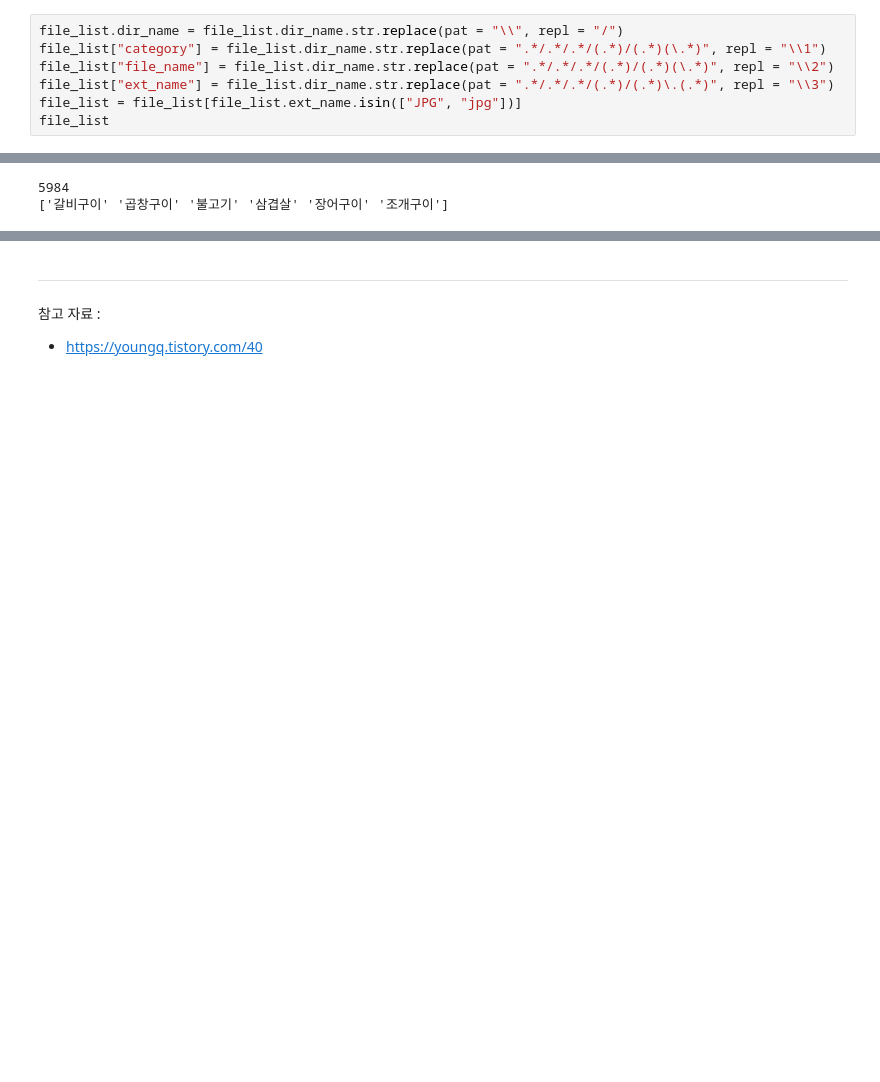
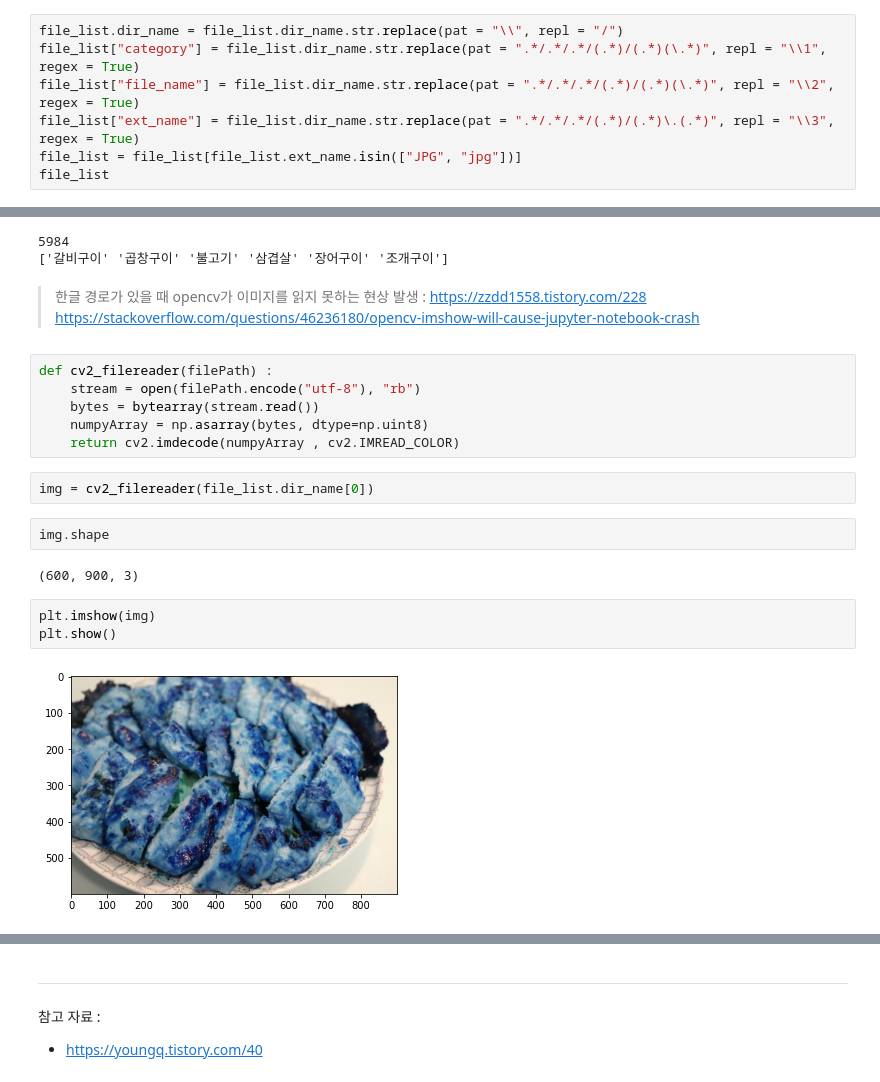
Before and after one commit to Chanjun-kim/Chanjun-kim.github.io, a Jupyter notebook: _ipynb/2021-06-08-CNN.ipynb, the cells around one changed output, grey strips where cells are left out. Drawn from its saved outputs; the diff is of its cells as text; blank space fills up the shorter version.

```diff
--- a/_ipynb/2021-06-08-CNN.ipynb
+++ b/_ipynb/2021-06-08-CNN.ipynb
@@ -102,9 +114,9 @@ file_list
 14029 rows × 1 columns
 # %%
 file_list.dir_name = file_list.dir_name.str.replace(pat = "\\", repl = "/")
-file_list["category"] = file_list.dir_name.str.replace(pat = ".*/.*/.*/(.*)/(.*)(\.*)", repl = "\\1")
-file_list["file_name"] = file_list.dir_name.str.replace(pat = ".*/.*/.*/(.*)/(.*)(\.*)", repl = "\\2")
-file_list["ext_name"] = file_list.dir_name.str.replace(pat = ".*/.*/.*/(.*)/(.*)\.(.*)", repl = "\\3")
+file_list["category"] = file_list.dir_name.str.replace(pat = ".*/.*/.*/(.*)/(.*)(\.*)", repl = "\\1", regex = True)
+file_list["file_name"] = file_list.dir_name.str.replace(pat = ".*/.*/.*/(.*)/(.*)(\.*)", repl = "\\2", regex = True)
+file_list["ext_name"] = file_list.dir_name.str.replace(pat = ".*/.*/.*/(.*)/(.*)\.(.*)", repl = "\\3", regex = True)
 file_list = file_list[file_list.ext_name.isin(["JPG", "jpg"])]
 file_list
 # %% [output]
@@ -150,3 +162,23 @@ print(file_list.category.unique())
 # %% [output]
 5984
 ['갈비구이' '곱창구이' '불고기' '삼겹살' '장어구이' '조개구이']
+# %% [markdown]
+> 한글 경로가 있을 때 opencv가 이미지를 읽지 못하는 현상 발생 : https://zzdd1558.tistory.com/228
+> https://stackoverflow.com/questions/46236180/opencv-imshow-will-cause-jupyter-notebook-crash
+# %%
+def cv2_filereader(filePath) :
+    stream = open(filePath.encode("utf-8"), "rb")
+    bytes = bytearray(stream.read())
+    numpyArray = np.asarray(bytes, dtype=np.uint8)
+    return cv2.imdecode(numpyArray , cv2.IMREAD_COLOR)
+# %%
+img = cv2_filereader(file_list.dir_name[0])
+# %%
+img.shape
+# %% [output]
+(600, 900, 3)
+# %%
+plt.imshow(img)
+plt.show()
+# %% [output]
+[figure, added]
```
Also changed, not shown: parts of 23 cells of this notebook, 1 other file.
